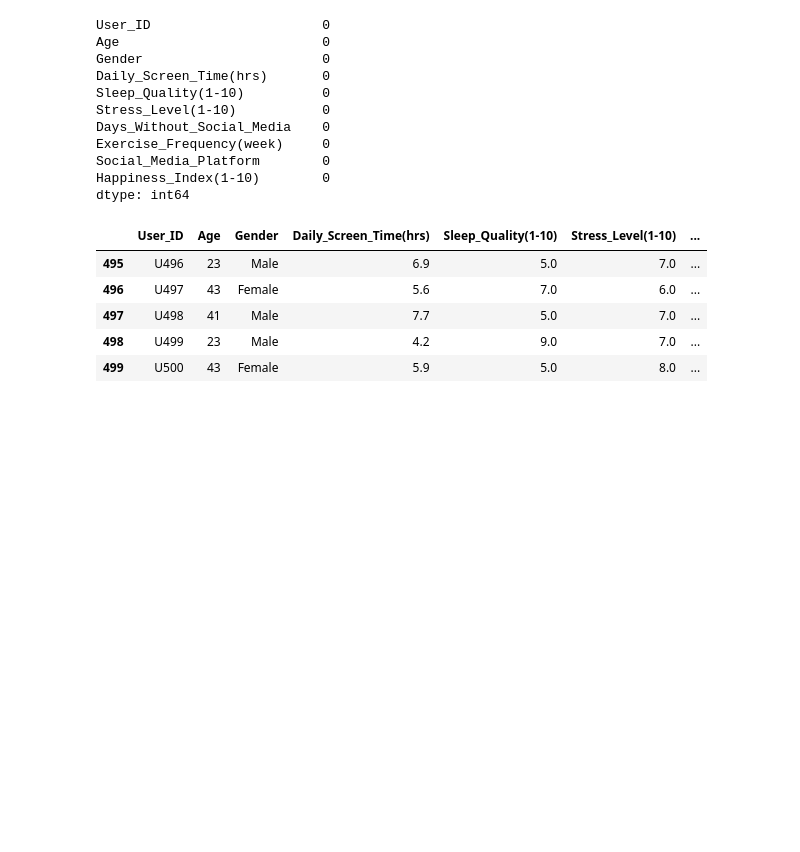
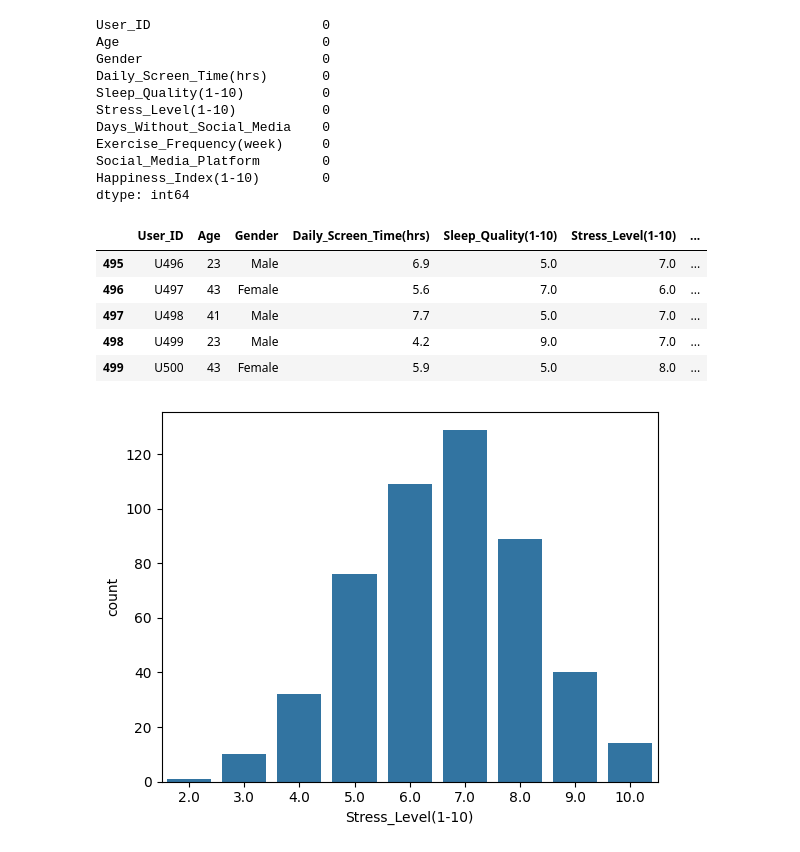
Before and after one commit to coderboe/Open-data-Analysis, a Jupyter notebook: Mental_Health_and_Social_Media_Balance_Dataset.ipynb, the cells around one changed output. Drawn from its saved outputs; the diff is of its cells as text; code cells hidden in the pictures; blank space fills up the shorter version.

```diff
--- a/Mental_Health_and_Social_Media_Balance_Dataset.ipynb
+++ b/Mental_Health_and_Social_Media_Balance_Dataset.ipynb
@@ -117,3 +117,8 @@ df.tail()
 | 497 | U498 | 41 | Male | 7.7 | 5.0 | 7.0 | ... |
 | 498 | U499 | 23 | Male | 4.2 | 9.0 | 7.0 | ... |
 | 499 | U500 | 43 | Female | 5.9 | 5.0 | 8.0 | ... |
+# %%
+sns.countplot(x="Stress_Level(1-10)", data=df)
+plt.show()
+# %% [output]
+[figure, added]
```
Also changed, not shown: parts of 2 cells of this notebook, 1 other file.
